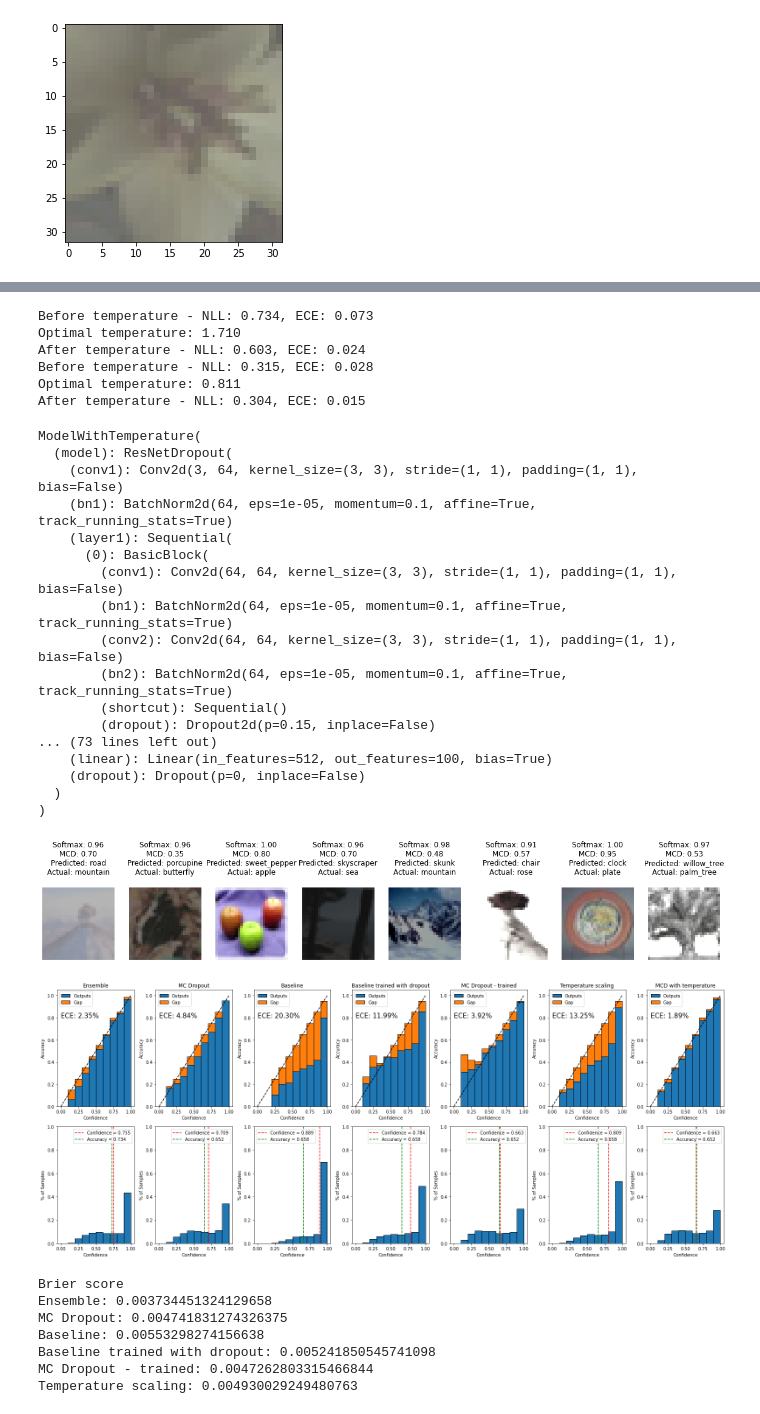
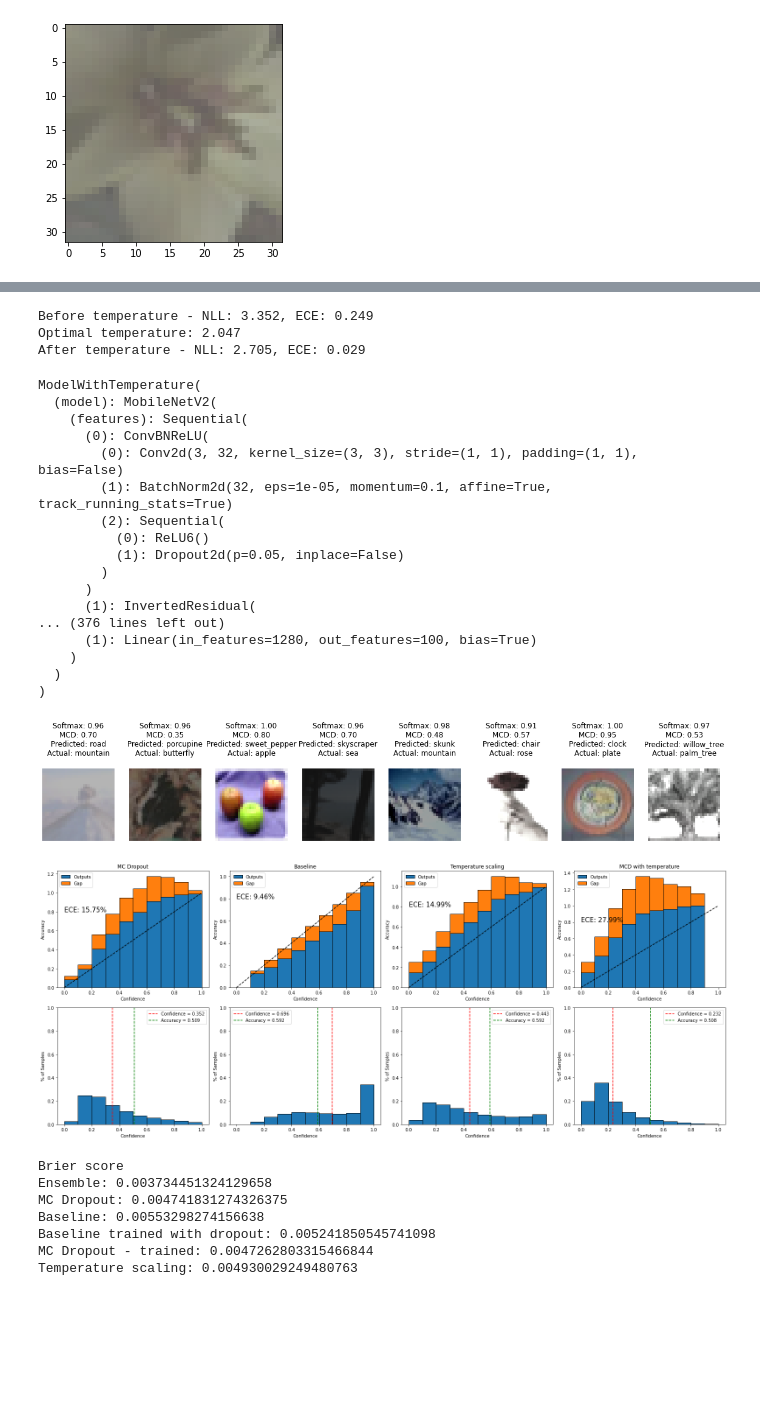
Before and after one commit to vlasakjiri/uncertainty-estimations, a Jupyter notebook: classification-cifar.ipynb, the cells around one changed output, grey strips where cells are left out. Cells and saved outputs as stored; diff of their text form; code cells hidden in the pictures; blank space fills up the shorter version.

```diff
--- a/classification-cifar.ipynb
+++ b/classification-cifar.ipynb
@@ -64,7 +56,7 @@ transforms_train = torchvision.transforms.Compose([
 transforms_test = torchvision.transforms.Compose(
     [
         # transforms.RandomRotation(degrees=(25, 25)),
-        transforms.ColorJitter(brightness=.5, saturation=1, contrast=1),
+        # transforms.ColorJitter(brightness=.5, saturation=1, contrast=1),
 
         transforms.ToTensor(),
         # AddGaussianNoise(mean=0, std=.10),
@@ -74,7 +66,7 @@ transforms_test = torchvision.transforms.Compose(
 
 data_train = torchvision.datasets.CIFAR100(
     "cifar100", download=True, train=True, transform=transforms_train)
-data_train, data_val = torch.utils.data.random_split(data_train, [45000, 5000])
+data_train, data_val = torch.utils.data.random_split(data_train, [45000, 5000], generator=torch.Generator().manual_seed(42))
 
 data_loader_train = torch.utils.data.DataLoader(data_train,
                                                 batch_size=64,
@@ -102,6 +94,9 @@ data_test_unnormalized = torchvision.datasets.CIFAR100(
 
         # transforms.Normalize((0.5071, 0.4867, 0.4408), (0.2675, 0.2565, 0.2761))
     ]))
+
+dataset_sizes = {"train": len(data_train), "val": len(data_val), "test": len(data_test)}
+data_loaders = {"train": data_loader_train, "val": data_loader_val, "test": data_loader_test}
 # %% [output]
 Files already downloaded and verified
 Files already downloaded and verified
@@ -133,0 +128,2 @@ model_dropout.dropout = torch.nn.Dropout(p=0)
+# %%
+model.classifier[0] = nn.Dropout(p=0.5)
@@ -141,46 +170,43 @@ model_dropout.dropout = torch.nn.Dropout(p=0)
 # %%
 from utils.temperature_scaling import ModelWithTemperature
 scaled_model = ModelWithTemperature(model)
-scaled_model.set_temperature(data_loader_val)
+scaled_model.set_temperature(data_loader_val, device)
 
-scaled_model_dropout = ModelWithTemperature(model_dropout)
-scaled_model_dropout.set_temperature(data_loader_val)
+# scaled_model_dropout = ModelWithTemperature(model_dropout)
+# scaled_model_dropout.set_temperature(data_loader_val)
 # %% [output]
-Before temperature - NLL: 0.734, ECE: 0.073
-Optimal temperature: 1.710
-After temperature - NLL: 0.603, ECE: 0.024
-Before temperature - NLL: 0.315, ECE: 0.028
-Optimal temperature: 0.811
-After temperature - NLL: 0.304, ECE: 0.015
+Before temperature - NLL: 3.352, ECE: 0.249
+Optimal temperature: 2.047
+After temperature - NLL: 2.705, ECE: 0.029
 ModelWithTemperature(
-  (model): ResNetDropout(
-    (conv1): Conv2d(3, 64, kernel_size=(3, 3), stride=(1, 1), padding=(1, 1), bias=False)
-    (bn1): BatchNorm2d(64, eps=1e-05, momentum=0.1, affine=True, track_running_stats=True)
-    (layer1): Sequential(
-      (0): BasicBlock(
-        (conv1): Conv2d(64, 64, kernel_size=(3, 3), stride=(1, 1), padding=(1, 1), bias=False)
-        (bn1): BatchNorm2d(64, eps=1e-05, momentum=0.1, affine=True, track_running_stats=True)
-        (conv2): Conv2d(64, 64, kernel_size=(3, 3), stride=(1, 1), padding=(1, 1), bias=False)
-        (bn2): BatchNorm2d(64, eps=1e-05, momentum=0.1, affine=True, track_running_stats=True)
-        (shortcut): Sequential()
-        (dropout): Dropout2d(p=0.15, inplace=False)
-... (73 lines left out)
-    (linear): Linear(in_features=512, out_features=100, bias=True)
-    (dropout): Dropout(p=0, inplace=False)
+  (model): MobileNetV2(
+    (features): Sequential(
+      (0): ConvBNReLU(
+        (0): Conv2d(3, 32, kernel_size=(3, 3), stride=(1, 1), padding=(1, 1), bias=False)
+        (1): BatchNorm2d(32, eps=1e-05, momentum=0.1, affine=True, track_running_stats=True)
+        (2): Sequential(
+          (0): ReLU6()
+          (1): Dropout2d(p=0.05, inplace=False)
+        )
+      )
+      (1): InvertedResidual(
+... (376 lines left out)
+      (1): Linear(in_features=1280, out_features=100, bias=True)
+    )
   )
 )
 # %%
 
-progress_ensemble = utils.model.run_validation(
-    ensemble, data_loaders["test"], utils.metrics.Progress(), device, mc_dropout_iters=0)
+# progress_ensemble = utils.model.run_validation(
+#     ensemble, data_loaders["test"], utils.metrics.Progress(), device, mc_dropout_iters=0)
 progress_model = utils.model.run_validation(
     model, data_loaders["test"], utils.metrics.Progress(), device, mc_dropout_iters=20)
-progress_model_dropout = utils.model.run_validation(
-    model_dropout, data_loaders["test"], utils.metrics.Progress(), device, mc_dropout_iters=20)
+# progress_model_dropout = utils.model.run_validation(
+#     model_dropout, data_loaders["test"], utils.metrics.Progress(), device, mc_dropout_iters=20)
 progress_scaled_model = utils.model.run_validation(
     scaled_model, data_loaders["test"], utils.metrics.Progress(), device, mc_dropout_iters=20)
-progress_scaled_model_dropout = utils.model.run_validation(
-    scaled_model_dropout, data_loaders["test"], utils.metrics.Progress(), device, mc_dropout_iters=20)
+# progress_scaled_model_dropout = utils.model.run_validation(
+#     scaled_model_dropout, data_loaders["test"], utils.metrics.Progress(), device, mc_dropout_iters=20)
 # %%
 import pickle
 with open("cifar100/cifar-100-python/meta", "rb") as f:
@@ -211,24 +237,24 @@ for i in range(num):
 [figure]
 # %%
 dropout_max_probs = progress_model.dropout_outputs.max(axis=-1)
-trained_dropout_max_probs = progress_model_dropout.dropout_outputs.max(axis=-1)
+# trained_dropout_max_probs = progress_model_dropout.dropout_outputs.max(axis=-1)
 dropout_scaled_max_probs = progress_scaled_model.dropout_outputs.max(axis=-1)
 
 
-ensemble_max_probs = progress_ensemble.logits.max(axis=1)
+# ensemble_max_probs = progress_ensemble.logits.max(axis=1)
 utils.visualisations.calibration_graph([
-        ("Ensemble", ensemble_max_probs, np.argsort(ensemble_max_probs), progress_ensemble.predictions),
+        # ("Ensemble", ensemble_max_probs, np.argsort(ensemble_max_probs), progress_ensemble.predictions),
         ("MC Dropout", dropout_max_probs, np.argsort(dropout_max_probs), progress_model.dropout_predictions),
         ("Baseline", progress_model.max_probs, np.argsort(progress_model.max_probs), progress_model.predictions),
-        ("Baseline trained with dropout", progress_model_dropout.max_probs, np.argsort(progress_model.max_probs), progress_model.predictions),
-        ("MC Dropout - trained", trained_dropout_max_probs, np.argsort(trained_dropout_max_probs), progress_model.dropout_predictions),
+        # ("Baseline trained with dropout", progress_model_dropout.max_probs, np.argsort(progress_model.max_probs), progress_model.predictions),
+        # ("MC Dropout - trained", trained_dropout_max_probs, np.argsort(trained_dropout_max_probs), progress_model.dropout_predictions),
         ("Temperature scaling", progress_scaled_model.max_probs, np.argsort(progress_scaled_model.max_probs), progress_scaled_model.predictions),
         ("MCD with temperature", dropout_scaled_max_probs, np.argsort(dropout_scaled_max_probs), progress_scaled_model.dropout_predictions),
     ],
     progress_model.labels,
     )
 # %% [output]
-[figure, old version]
+[figure, new version]
 # %%
 y_true = nn.functional.one_hot(torch.tensor(progress_model.labels.astype("long")))
 
```
Also changed, not shown: parts of 5 cells of this notebook, 8 other files.
